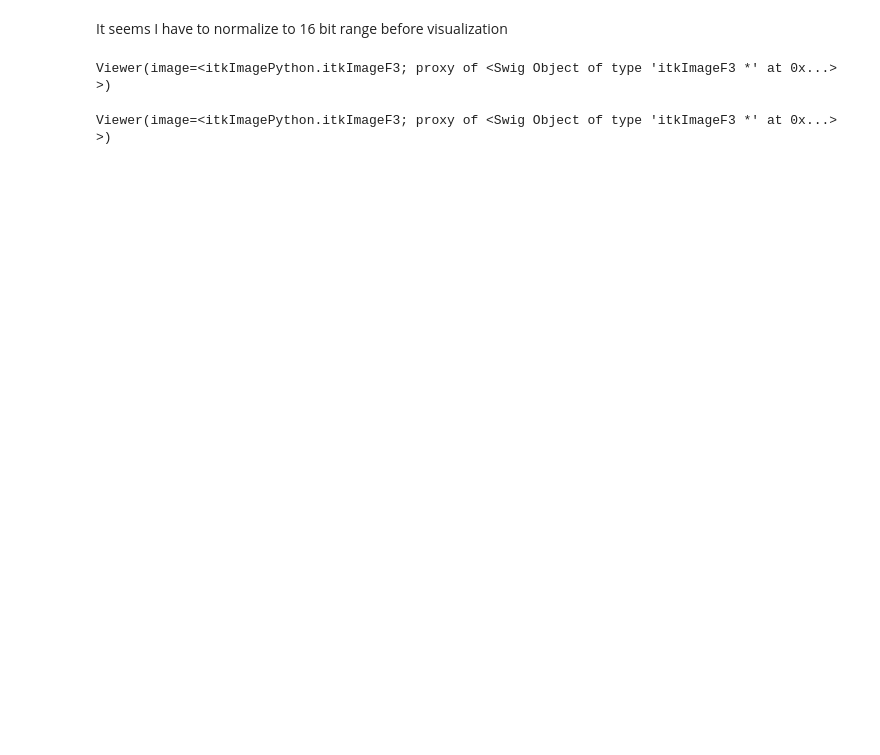
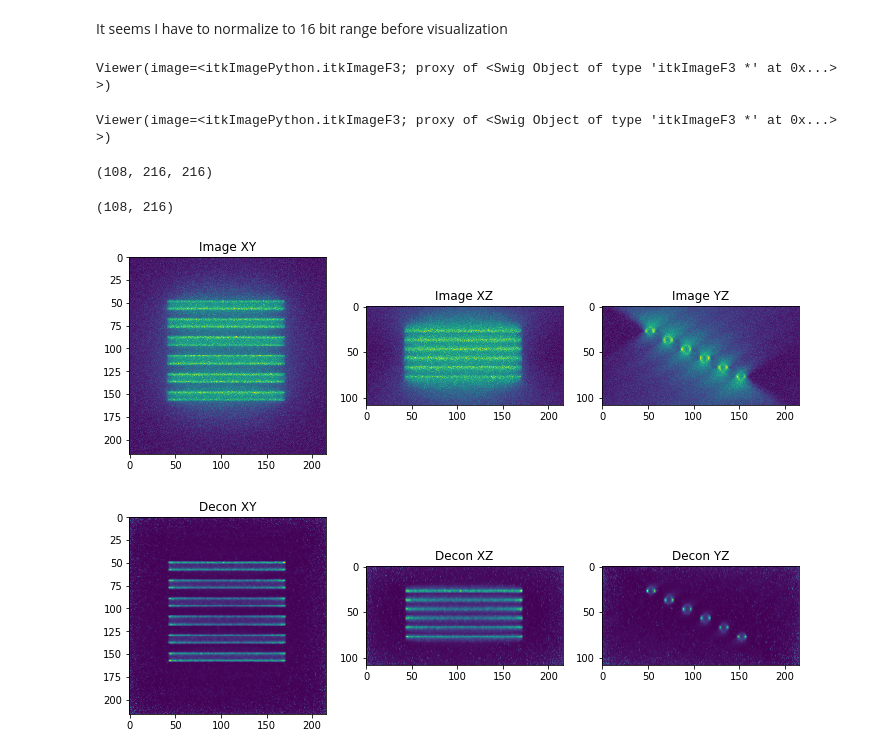
Before and after one commit to imagej/ops-experiments, a Jupyter notebook: notebooks/Deconvolve.ipynb, the cells around one changed output. Drawn from its saved outputs; the diff is of its cells as text; code cells hidden in the pictures; blank space fills up the shorter version.

Commit message:
Add projection plot using matplotlib

```diff
--- a/notebooks/Deconvolve.ipynb
+++ b/notebooks/Deconvolve.ipynb
@@ -125,3 +126,31 @@ Viewer(image=<itkImagePython.itkImageF3; proxy of <Swig Object of type 'itkImage
 view(deconvolved)
 # %% [output]
 Viewer(image=<itkImagePython.itkImageF3; proxy of <Swig Object of type 'itkImageF3 *' at 0x...> >)
+# %%
+print(img_arr.shape)
+xy=np.max(img_arr,2)
+xy.shape
+# %% [output]
+(108, 216, 216)
+(108, 216)
+# %%
+def plot_projections(img, imname='',cmap='viridis', figsize=(12,12)):
+    xy=np.max(img,0)
+    xz=np.max(img,1)
+    yz=np.max(img,2)
+    fig, axs = plt.subplots(1,3)
+    fig.set_size_inches(figsize)
+
+    axs[0].imshow(xy,cmap=cmap)
+    axs[0].set_title(imname+' XY')
+    axs[1].imshow(xz,cmap=cmap)
+    axs[1].set_title(imname+' XZ')
+    axs[2].imshow(yz,cmap=cmap)
+    axs[2].set_title(imname+' YZ')
+# %%
+%matplotlib inline
+plot_projections(img_arr, "Image")
+plot_projections(deconvolved, "Decon")
+# %% [output]
+[figure, added]
+[figure, added]
```
Also changed, not shown: parts of 5 cells of this notebook.
